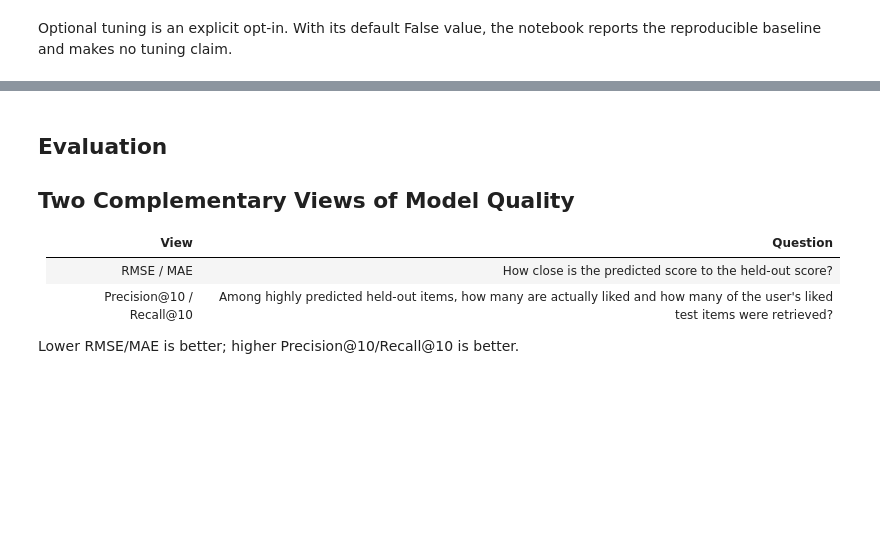
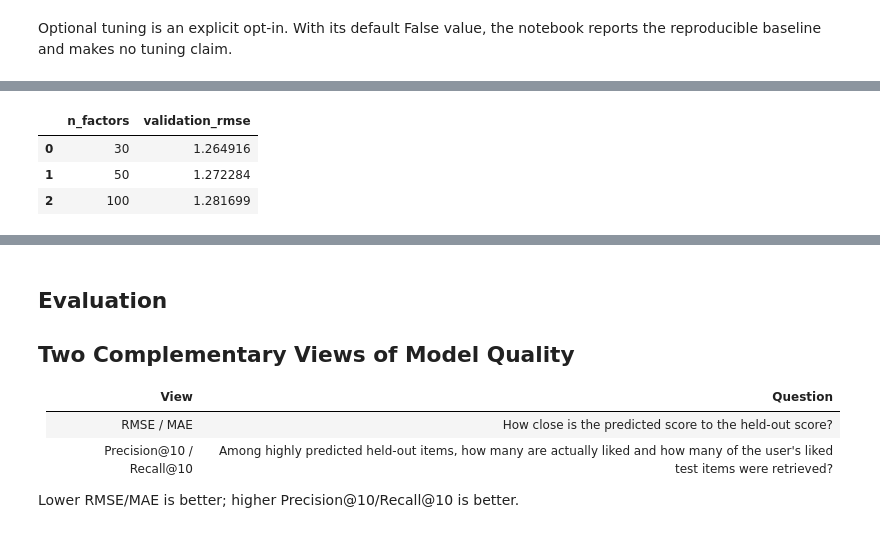
Before and after one commit to mainamquoc/AnimeRecomendation, a Jupyter notebook: notebooks/02_svd_model_evaluation.ipynb, the cells around one changed output, grey strips where cells are left out. Saved outputs shown, nothing was run; the diff lists cells and outputs as text; code cells hidden in the pictures; blank space fills up the shorter version.

```diff
--- a/notebooks/02_svd_model_evaluation.ipynb
+++ b/notebooks/02_svd_model_evaluation.ipynb
@@ -333,22 +382,71 @@ Selected configuration: {'n_factors': 50, 'n_epochs': 20, 'lr_all': 0.005, 'reg_
 # %% [markdown]
 Optional tuning is an explicit opt-in. With its default False value, the notebook reports the reproducible baseline and makes no tuning claim.
 # %%
-RUN_LIGHT_TUNING = False
+RUN_LIGHT_TUNING = True
+
 if RUN_LIGHT_TUNING:
+    print("=== Phase 2a: Executing Lightweight Hyperparameter Tuning ===")
+
+    # Restructuring outer trainset back into DataFrame format safely
     outer_train_rows = pd.DataFrame(trainset.build_testset(), columns=["user_id", "anime_id", "rating"])
     validation_data = Dataset.load_from_df(outer_train_rows, reader)
-    validation_trainset, validation_testset = train_test_split(validation_data, test_size=TEST_SIZE, random_state=SEED)
-    candidate_configs = [{**SVD_CONFIG, "n_factors": 50}, {**SVD_CONFIG, "n_factors": 100}]
-    results = []
+
+    # Split the outer trainset into validation train and validation test sets (prevents test leak)
+    validation_trainset, validation_testset = train_test_split(
+        validation_data,
+        test_size=TEST_SIZE,
+        random_state=SEED
+    )
+
+    # Candidate hyperparameter configurations to evaluate
+    candidate_configs = [
+        {**SVD_CONFIG, "n_factors": 30},
+        {**SVD_CONFIG, "n_factors": 50},
+        {**SVD_CONFIG, "n_factors": 100}
+    ]
+
+    tuning_results = []
     for candidate in candidate_configs:
-        model = SVD(**candidate).fit(validation_trainset)
-        results.append({"n_factors": candidate["n_factors"], "validation_rmse": accuracy.rmse(model.test(validation_testset), verbose=False)})
-    validation_results = pd.DataFrame(results).sort_values("validation_rmse")
-    display(validation_results)
-    selected_config = next(config for config in candidate_configs if config["n_factors"] == int(validation_results.iloc[0].n_factors))
-    evaluation_model = SVD(**selected_config).fit(trainset)
-    predictions = evaluation_model.test(testset)
-    print(f"Validation selected configuration: {selected_config}")
+        temp_model = SVD(**candidate).fit(validation_trainset)
+        val_predictions = temp_model.test(validation_testset)
+        val_rmse = accuracy.rmse(val_predictions, verbose=False)
+
+        tuning_results.append({
+            "n_factors": candidate["n_factors"],
+            "validation_rmse": val_rmse
+        })
+        print(f"Candidate evaluated: [n_factors={candidate['n_factors']}] -> Validation RMSE: {val_rmse:.4f}")
+
+    # Extract and sort configuration results
+    validation_results_df = pd.DataFrame(tuning_results).sort_values("validation_rmse")
+    display(validation_results_df)
+
+    # Pick the candidate config that minimized validation RMSE
+    best_n_factors = int(validation_results_df.iloc[0]["n_factors"])
+    selected_config = next(config for config in candidate_configs if config["n_factors"] == best_n_factors)
+    print(f"\nTuning Complete! Selected optimal configuration: {selected_config}")
+    print("-" * 60)
+
 else:
-    print("Lightweight tuning is disabled; using the fixed reproducible baseline.")
+    print("=== Phase 2a: Lightweight tuning is disabled; deploying default reproducible baseline. ===")
+    print("-" * 60)
+
+
+# ==============================================================================
+# PHASE 3: FINAL MODEL EVALUATION (OUTER TESTSET)
+# ==============================================================================
+print("=== Phase 2b: Training Final SVD Model on Full Trainset ===")
+svd_start_time = time.perf_counter()
+
+# Retraining SVD with the selected optimal configuration
+evaluation_model = SVD(**selected_config).fit(trainset)
+predictions = evaluation_model.test(testset)
+
+svd_seconds = time.perf_counter() - svd_start_time
+svd_rmse = accuracy.rmse(predictions, verbose=False)
+
+print(f"SVD Model - Training & Prediction Time: {svd_seconds:.2f} seconds")
+print(f"SVD Model - Outer Testset RMSE: {svd_rmse:.4f}")
+print(f"Outer Testset Prediction Count: {len(predictions):,}")
+print(f"Final Deployed Configuration: {selected_config}")
 # %% [output]
@@ -355,0 +457,4 @@ Lightweight tuning is disabled; using the fixed reproducible baseline.
+|  | n_factors | validation_rmse |
+| 0 | 30 | 1.264916 |
+| 1 | 50 | 1.272284 |
+| 2 | 100 | 1.281699 |
```
Also changed, not shown: parts of 12 cells of this notebook, 21 other files.
